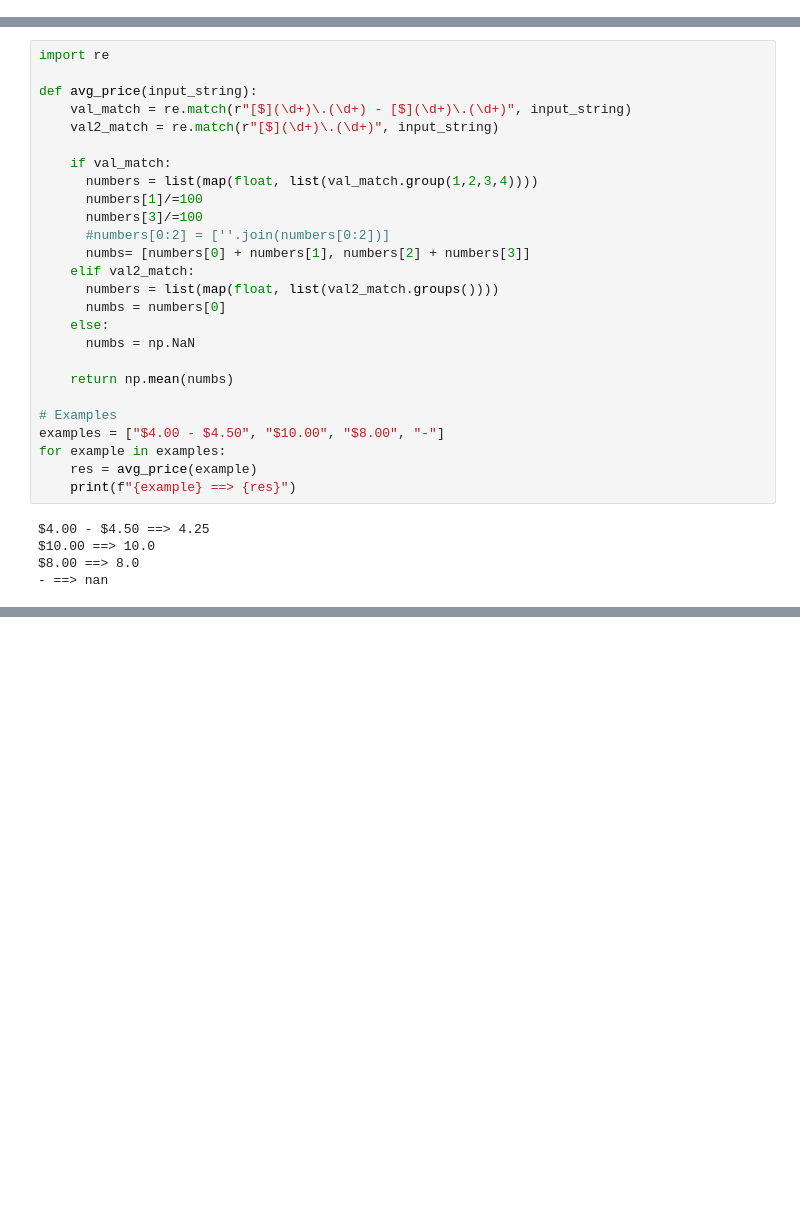
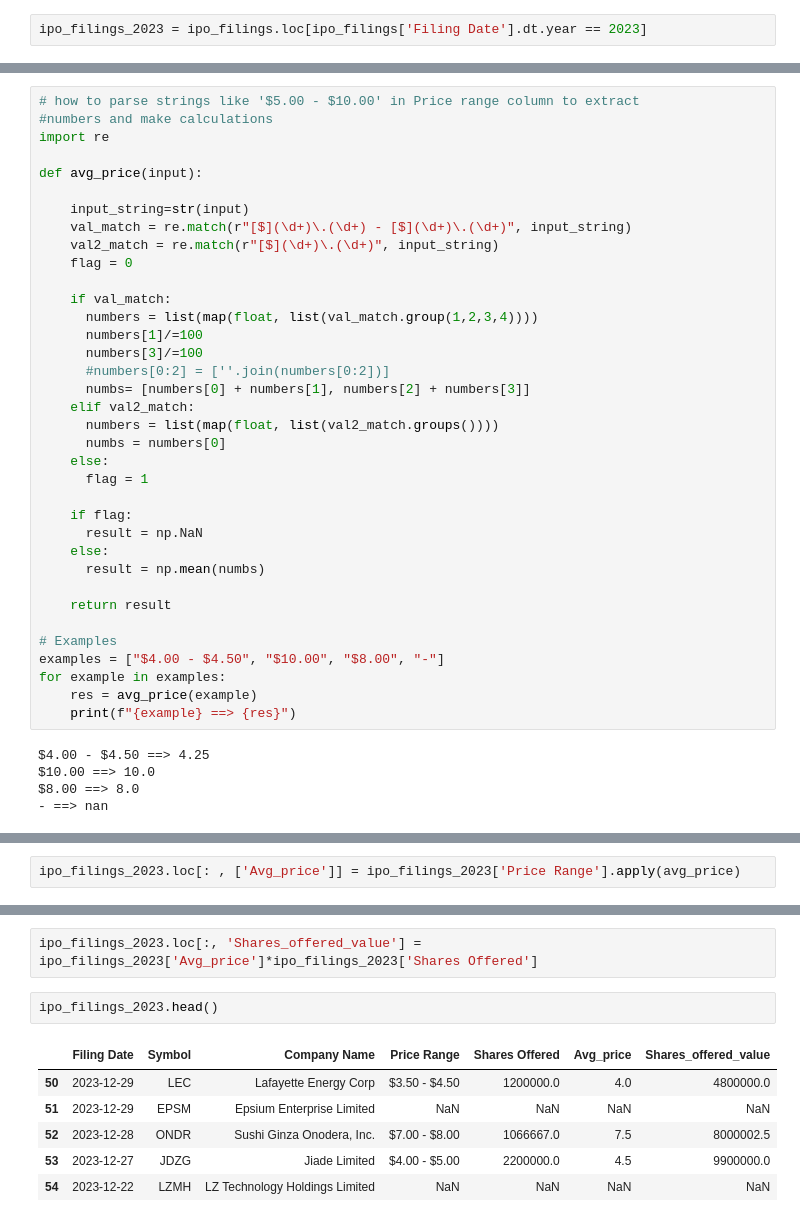
Before and after one commit to lucapug/dtc-stock-markets-analytics-zoomcamp, a Jupyter notebook: cohorts/2024/SMA_zoomcamp_lab2_and_HW2.ipynb, the cells around one changed output, grey strips where cells are left out. Saved outputs shown, nothing was run; the diff lists cells and outputs as text; blank space fills up the shorter version.

```diff
--- a/cohorts/2024/SMA_zoomcamp_lab2_and_HW2.ipynb
+++ b/cohorts/2024/SMA_zoomcamp_lab2_and_HW2.ipynb
@@ -2502,0 +2511,2 @@ memory usage: 13.0+ KB
+# %%
+ipo_filings_2023 = ipo_filings.loc[ipo_filings['Filing Date'].dt.year == 2023]
@@ -2503,9 +2537,14 @@ memory usage: 13.0+ KB
 # %%
+# how to parse strings like '$5.00 - $10.00' in Price range column to extract
+#numbers and make calculations
 import re
 
-def avg_price(input_string):
+def avg_price(input):
+
+    input_string=str(input)
     val_match = re.match(r"[$](\d+)\.(\d+) - [$](\d+)\.(\d+)", input_string)
     val2_match = re.match(r"[$](\d+)\.(\d+)", input_string)
+    flag = 0
 
     if val_match:
       numbers = list(map(float, list(val_match.group(1,2,3,4))))
@@ -2517,9 +2556,14 @@ def avg_price(input_string):
       numbers = list(map(float, list(val2_match.groups())))
       numbs = numbers[0]
     else:
-      numbs = np.NaN
+      flag = 1
 
-    return np.mean(numbs)
+    if flag:
+      result = np.NaN
+    else:
+      result = np.mean(numbs)
+
+    return result
 
 # Examples
 examples = ["$4.00 - $4.50", "$10.00", "$8.00", "-"]
@@ -2602,0 +2578,2 @@ Name: Price Range, dtype: float64
+# %%
+ipo_filings_2023.loc[: , ['Avg_price']] = ipo_filings_2023['Price Range'].apply(avg_price)
@@ -2602,0 +2589,11 @@ Name: Price Range, dtype: float64
+# %%
+ipo_filings_2023.loc[:, 'Shares_offered_value'] = ipo_filings_2023['Avg_price']*ipo_filings_2023['Shares Offered']
+# %%
+ipo_filings_2023.head()
+# %% [output]
+|  | Filing Date | Symbol | Company Name | Price Range | Shares Offered | Avg_price | Shares_offered_value |
+| 50 | 2023-12-29 | LEC | Lafayette Energy Corp | $3.50 - $4.50 | 1200000.0 | 4.0 | 4800000.0 |
+| 51 | 2023-12-29 | EPSM | Epsium Enterprise Limited | NaN | NaN | NaN | NaN |
+| 52 | 2023-12-28 | ONDR | Sushi Ginza Onodera, Inc. | $7.00 - $8.00 | 1066667.0 | 7.5 | 8000002.5 |
+| 53 | 2023-12-27 | JDZG | Jiade Limited | $4.00 - $5.00 | 2200000.0 | 4.5 | 9900000.0 |
+| 54 | 2023-12-22 | LZMH | LZ Technology Holdings Limited | NaN | NaN | NaN | NaN |
```
Also changed, not shown: parts of 42 cells of this notebook.
